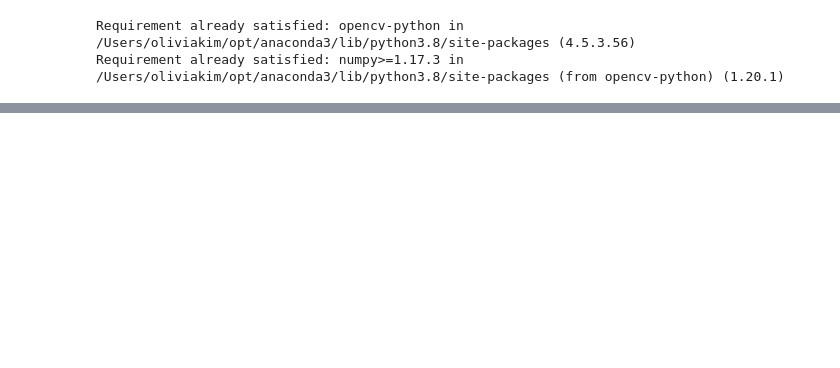
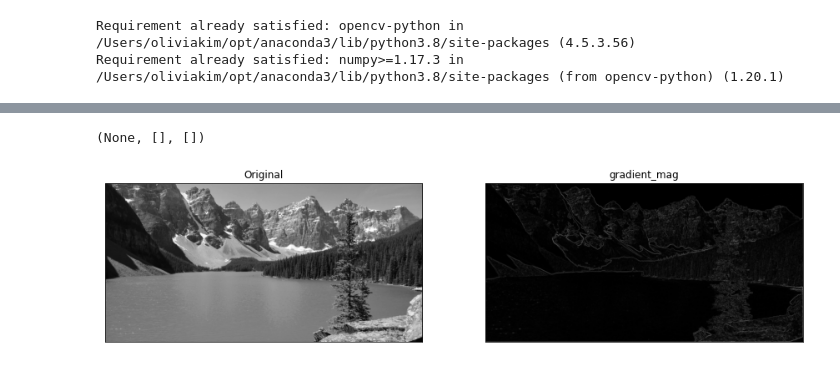
Before and after one commit to kimolivia0721/csc420, a Jupyter notebook: A1/CSC420 A1.ipynb, the cells around one changed output, grey strips where cells are left out. Saved outputs shown, nothing was run; the diff lists cells and outputs as text; code cells hidden in the pictures; blank space fills up the shorter version.

```diff
--- a/A1/CSC420 A1.ipynb
+++ b/A1/CSC420 A1.ipynb
@@ -60,0 +93,17 @@ plt.xticks([]), plt.yticks([])
+# %%
+# Test II
+gray2 = cv2.cvtColor(img2, cv2.COLOR_BGR2GRAY)
+blur = cv2.GaussianBlur(gray2,(5,5),1)
+img_grad2 = gradientMag(blur)
+
+fig = plt.figure(figsize=(15,15))
+ax1 = fig.add_subplot(121)
+ax2 = fig.add_subplot(122)
+
+ax1.imshow(gray2,cmap = 'gray')
+ax1.title.set_text('Original'), ax1.set_xticks([]), ax1.set_yticks([])
+ax2.imshow(img_grad2,cmap = 'gray')
+ax2.title.set_text('gradient_mag'), ax2.set_xticks([]), ax2.set_yticks([])
+# %% [output]
+(None, [], [])
+[figure, added]
```
Also changed, not shown: parts of 13 cells of this notebook, 2 other files.
